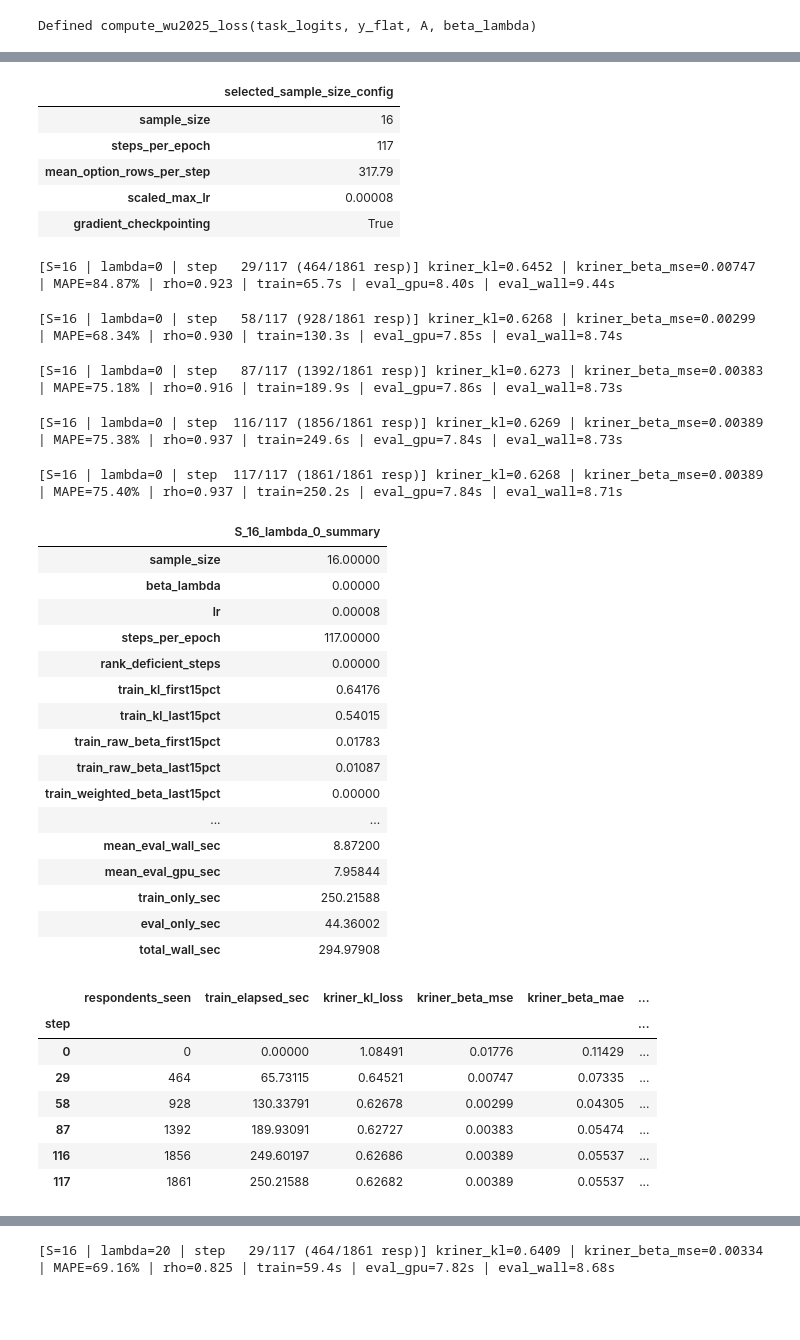
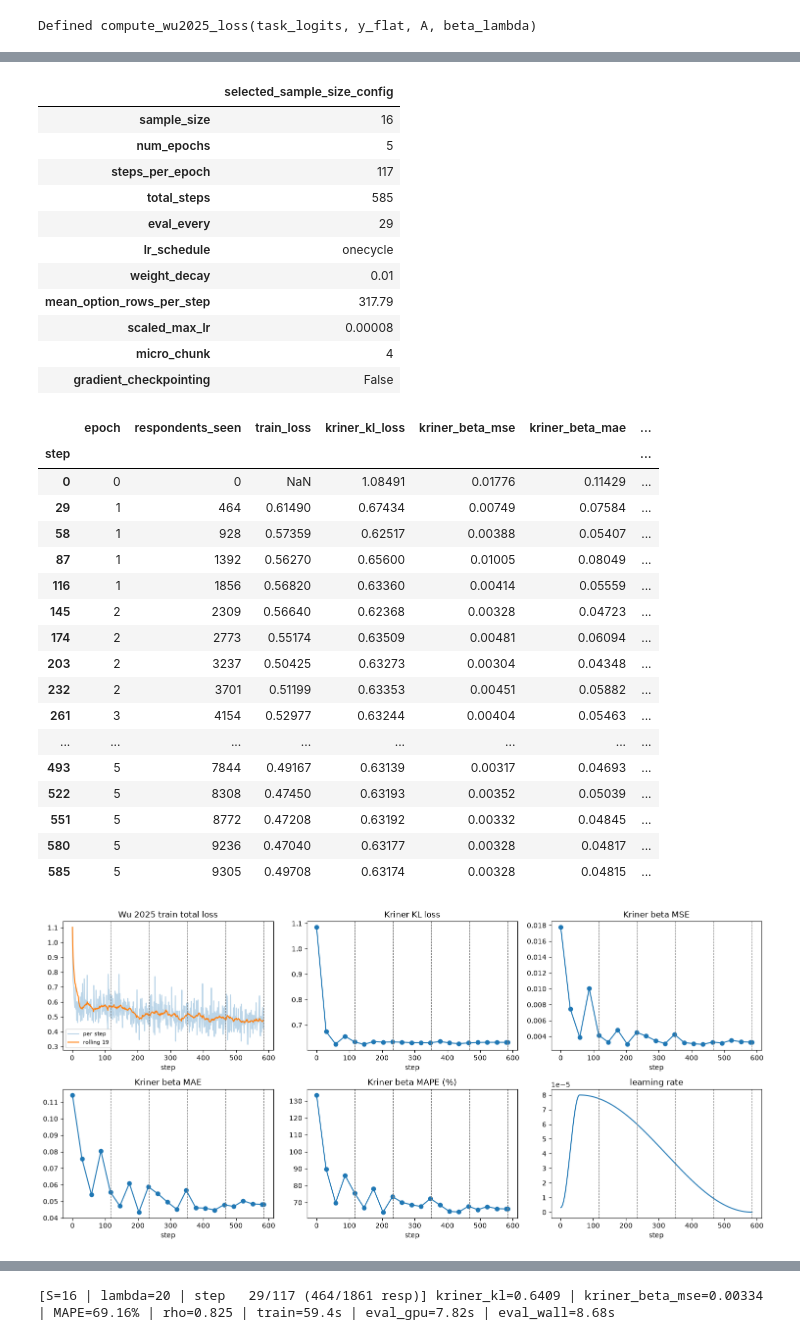
Before and after one commit to davoodwadi/decision-models-finetuning, a Jupyter notebook: code/train-notebooks/beta-training/train-beta-v4-more-epochs-800m.ipynb, the cells around one changed output, grey strips where cells are left out. Drawn from its saved outputs; the diff is of its cells as text; code cells hidden in the pictures; blank space fills up the shorter version.

```diff
--- a/code/train-notebooks/beta-training/train-beta-v4-more-epochs-800m.ipynb
+++ b/code/train-notebooks/beta-training/train-beta-v4-more-epochs-800m.ipynb
@@ -894,7 +1260,15 @@ validate_kriner2026_population_ols(
 # Number of human respondents sampled per optimization step (edit `SAMPLE_SIZE` here to run 8, 16, 32, etc.)
 SAMPLE_SIZE = 16
 # Number of full passes over all Wu 2025 respondents per run
-NUM_EPOCHS = 3
+NUM_EPOCHS = 5
+# Optimization steps between Kriner 2026 validations (a final validation always runs at the last step)
+EVAL_EVERY = 29
+# Learning-rate schedule ("onecycle" or "constant") and AdamW weight decay for the lambda runs
+LR_SCHEDULE = "onecycle"
+WEIGHT_DECAY = 0.01
+# Respondents per forward/backward micro-chunk (sets peak VRAM; gradients equal one full-sample backward)
+MICRO_CHUNK = 4
+GRADIENT_CHECKPOINTING = False
 SAMPLE_LR = scale_lr_for_sample_size(SAMPLE_SIZE)
 steps_per_epoch = math.ceil(len(wu2025_respondent_items) / SAMPLE_SIZE)
 total_wu_option_rows = sum(int(it["X_resp"].shape[0]) for it in wu2025_respondent_items)
@@ -906,9 +1280,13 @@ display(
             "num_epochs": NUM_EPOCHS,
             "steps_per_epoch": steps_per_epoch,
             "total_steps": steps_per_epoch * NUM_EPOCHS,
+            "eval_every": EVAL_EVERY,
+            "lr_schedule": LR_SCHEDULE,
+            "weight_decay": WEIGHT_DECAY,
             "mean_option_rows_per_step": round(total_wu_option_rows / steps_per_epoch, 2),
             "scaled_max_lr": SAMPLE_LR,
-            "gradient_checkpointing": SAMPLE_SIZE > MAX_UNCHECKPOINTED_SAMPLE_SIZE,
+            "micro_chunk": MICRO_CHUNK,
+            "gradient_checkpointing": GRADIENT_CHECKPOINTING,
         },
         name="selected_sample_size_config",
     ).to_frame()
@@ -916,49 +1294,49 @@ display(
 # %% [output]
 |  | selected_sample_size_config |
 | sample_size | 16 |
+| num_epochs | 5 |
 | steps_per_epoch | 117 |
+| total_steps | 585 |
+| eval_every | 29 |
+| lr_schedule | onecycle |
+| weight_decay | 0.01 |
 | mean_option_rows_per_step | 317.79 |
 | scaled_max_lr | 0.00008 |
-| gradient_checkpointing | True |
+| micro_chunk | 4 |
+| gradient_checkpointing | False |
 # %%
 # Run `NUM_EPOCHS` epochs at `SAMPLE_SIZE` respondents/step with `beta_lambda = 0.0` (pure per-response KL/CE baseline)
 experiment_runs[(SAMPLE_SIZE, 0.0)] = run_wu2025_epoch(
     sample_size=SAMPLE_SIZE,
     beta_lambda=0.0,
     lr=SAMPLE_LR,
     num_epochs=NUM_EPOCHS,
+    eval_every=EVAL_EVERY,
+    lr_schedule=LR_SCHEDULE,
+    weight_decay=WEIGHT_DECAY,
+    micro_chunk=MICRO_CHUNK,
+    gradient_checkpointing=GRADIENT_CHECKPOINTING,
 )
 # %% [output]
-[S=16 | lambda=0 | step   29/117 (464/1861 resp)] kriner_kl=0.6452 | kriner_beta_mse=0.00747 | MAPE=84.87% | rho=0.923 | train=65.7s | eval_gpu=8.40s | eval_wall=9.44s
-[S=16 | lambda=0 | step   58/117 (928/1861 resp)] kriner_kl=0.6268 | kriner_beta_mse=0.00299 | MAPE=68.34% | rho=0.930 | train=130.3s | eval_gpu=7.85s | eval_wall=8.74s
-[S=16 | lambda=0 | step   87/117 (1392/1861 resp)] kriner_kl=0.6273 | kriner_beta_mse=0.00383 | MAPE=75.18% | rho=0.916 | train=189.9s | eval_gpu=7.86s | eval_wall=8.73s
-[S=16 | lambda=0 | step  116/117 (1856/1861 resp)] kriner_kl=0.6269 | kriner_beta_mse=0.00389 | MAPE=75.38% | rho=0.937 | train=249.6s | eval_gpu=7.84s | eval_wall=8.73s
-[S=16 | lambda=0 | step  117/117 (1861/1861 resp)] kriner_kl=0.6268 | kriner_beta_mse=0.00389 | MAPE=75.40% | rho=0.937 | train=250.2s | eval_gpu=7.84s | eval_wall=8.71s
-|  | S_16_lambda_0_summary |
-| sample_size | 16.00000 |
-| beta_lambda | 0.00000 |
-| lr | 0.00008 |
-| steps_per_epoch | 117.00000 |
-| rank_deficient_steps | 0.00000 |
-| train_kl_first15pct | 0.64176 |
-| train_kl_last15pct | 0.54015 |
-| train_raw_beta_first15pct | 0.01783 |
-| train_raw_beta_last15pct | 0.01087 |
-| train_weighted_beta_last15pct | 0.00000 |
-| ... | ... |
-| mean_eval_wall_sec | 8.87200 |
-| mean_eval_gpu_sec | 7.95844 |
-| train_only_sec | 250.21588 |
-| eval_only_sec | 44.36002 |
-| total_wall_sec | 294.97908 |
+|  | epoch | respondents_seen | train_loss | kriner_kl_loss | kriner_beta_mse | kriner_beta_mae | ... |
+| step |  |  |  |  |  |  | ... |
+| 0 | 0 | 0 | NaN | 1.08491 | 0.01776 | 0.11429 | ... |
+| 29 | 1 | 464 | 0.61490 | 0.67434 | 0.00749 | 0.07584 | ... |
+| 58 | 1 | 928 | 0.57359 | 0.62517 | 0.00388 | 0.05407 | ... |
+| 87 | 1 | 1392 | 0.56270 | 0.65600 | 0.01005 | 0.08049 | ... |
+| 116 | 1 | 1856 | 0.56820 | 0.63360 | 0.00414 | 0.05559 | ... |
+| 145 | 2 | 2309 | 0.56640 | 0.62368 | 0.00328 | 0.04723 | ... |
+| 174 | 2 | 2773 | 0.55174 | 0.63509 | 0.00481 | 0.06094 | ... |
+| 203 | 2 | 3237 | 0.50425 | 0.63273 | 0.00304 | 0.04348 | ... |
+| 232 | 2 | 3701 | 0.51199 | 0.63353 | 0.00451 | 0.05882 | ... |
+| 261 | 3 | 4154 | 0.52977 | 0.63244 | 0.00404 | 0.05463 | ... |
+| ... | ... | ... | ... | ... | ... | ... | ... |
+| 493 | 5 | 7844 | 0.49167 | 0.63139 | 0.00317 | 0.04693 | ... |
+| 522 | 5 | 8308 | 0.47450 | 0.63193 | 0.00352 | 0.05039 | ... |
+| 551 | 5 | 8772 | 0.47208 | 0.63192 | 0.00332 | 0.04845 | ... |
+| 580 | 5 | 9236 | 0.47040 | 0.63177 | 0.00328 | 0.04817 | ... |
+| 585 | 5 | 9305 | 0.49708 | 0.63174 | 0.00328 | 0.04815 | ... |
-|  | respondents_seen | train_elapsed_sec | kriner_kl_loss | kriner_beta_mse | kriner_beta_mae | ... |
-| step |  |  |  |  |  | ... |
-| 0 | 0 | 0.00000 | 1.08491 | 0.01776 | 0.11429 | ... |
-| 29 | 464 | 65.73115 | 0.64521 | 0.00747 | 0.07335 | ... |
-| 58 | 928 | 130.33791 | 0.62678 | 0.00299 | 0.04305 | ... |
-| 87 | 1392 | 189.93091 | 0.62727 | 0.00383 | 0.05474 | ... |
-| 116 | 1856 | 249.60197 | 0.62686 | 0.00389 | 0.05537 | ... |
-| 117 | 1861 | 250.21588 | 0.62682 | 0.00389 | 0.05537 | ... |
+[figure, added]
 # %%
 # Run `NUM_EPOCHS` epochs at `SAMPLE_SIZE` respondents/step with `beta_lambda = 1.0` (mild sample OLS beta weight)
 experiment_runs[(SAMPLE_SIZE, 1.0)] = run_wu2025_epoch(
```
Also changed, not shown: parts of 23 cells of this notebook, 4 other files.
